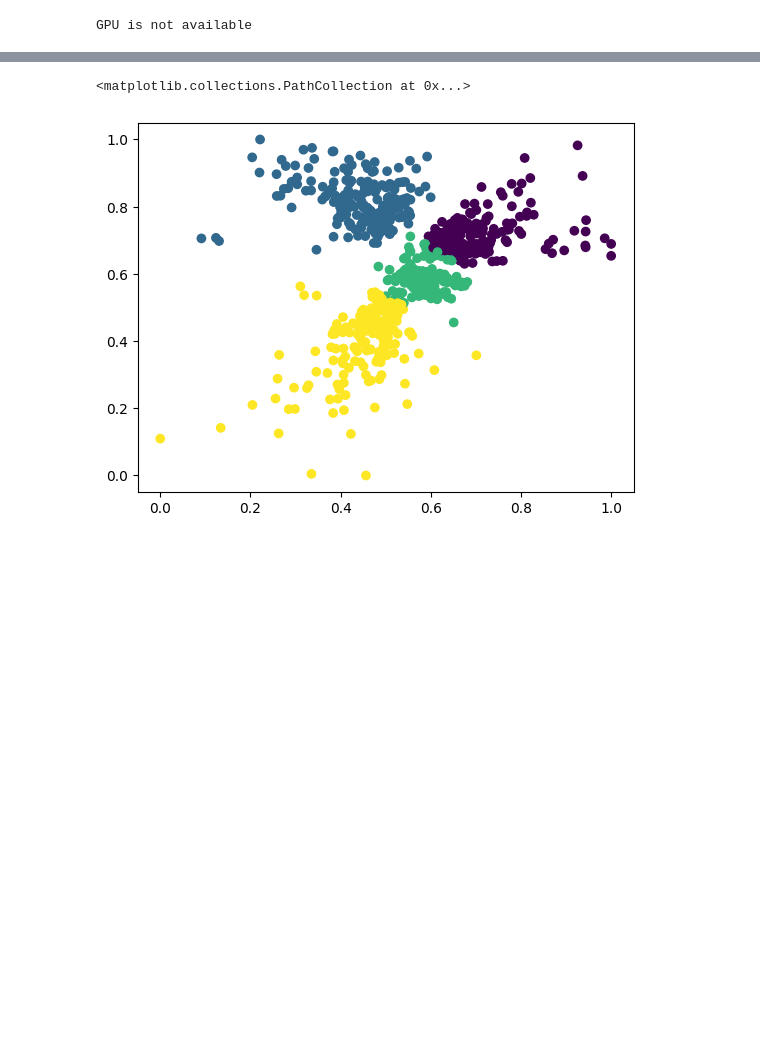
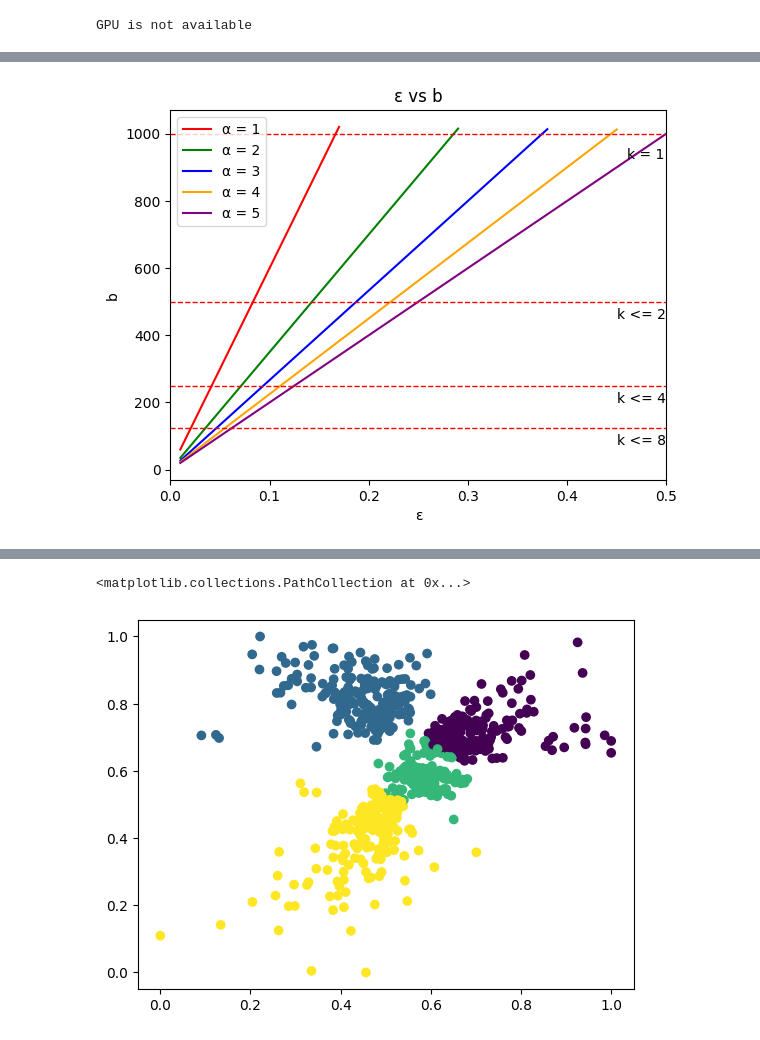
Before and after one commit to Altanali/ApproximationStabilityClustering, a Jupyter notebook: notebook.ipynb, the cells around one changed output, grey strips where cells are left out. Saved outputs shown, nothing was run; the diff lists cells and outputs as text; code cells hidden in the pictures; blank space fills up the shorter version.

```diff
--- a/notebook.ipynb
+++ b/notebook.ipynb
@@ -268,0 +388,32 @@ k_medoids_accuracy:  0.9666666666666667
+# %%
+# Analysis: Alpha vs B and Epsilon
+n = 1000
+c=['red', 'green', 'blue', 'orange', 'purple']
+for alpha in np.arange(1, 5.1, 1):
+    b_values = []
+    epsilon_values = []
+    # find max_eps where b = 1000
+    max_eps = 1025 / ((1 + 5/alpha)*n)
+    for epsilon in np.arange(0.01, max_eps + 0.001, 0.01):
+        b = (1 + 5/alpha)*epsilon*n
+        b_values.append(b)
+    plt.plot(np.arange(0.01, max_eps + 0.001, 0.01), b_values, c=c[int(alpha - 1)])
+plt.xlabel("ε")
+plt.ylabel("b")
+plt.title("ε vs b")
+plt.legend(["α = 1", "α = 2", "α = 3", "α = 4", "α = 5"])
+# put markers at b = 125, 250, 500, 1000
+plt.plot([0, 0.5], [125, 125], 'k--', lw=1, color='red')
+plt.plot([0, 0.5], [250, 250], 'k--', lw=1, color='red')
+plt.plot([0, 0.5], [500, 500], 'k--', lw=1, color='red')
+plt.plot([0, 0.5], [1000, 1000], 'k--', lw=1, color='red')
+# labels
+plt.text(0.45, 75, "k <= 8")
+plt.text(0.45, 200, "k <= 4")
+plt.text(0.45, 450, "k <= 2")
+plt.text(0.46, 925, "k = 1")
+# set width of image
+plt.xlim([0, 0.5])
+plt.show()
+# %% [output]
+[figure, added]
```
Also changed, not shown: parts of 9 cells of this notebook, 3 other files.
